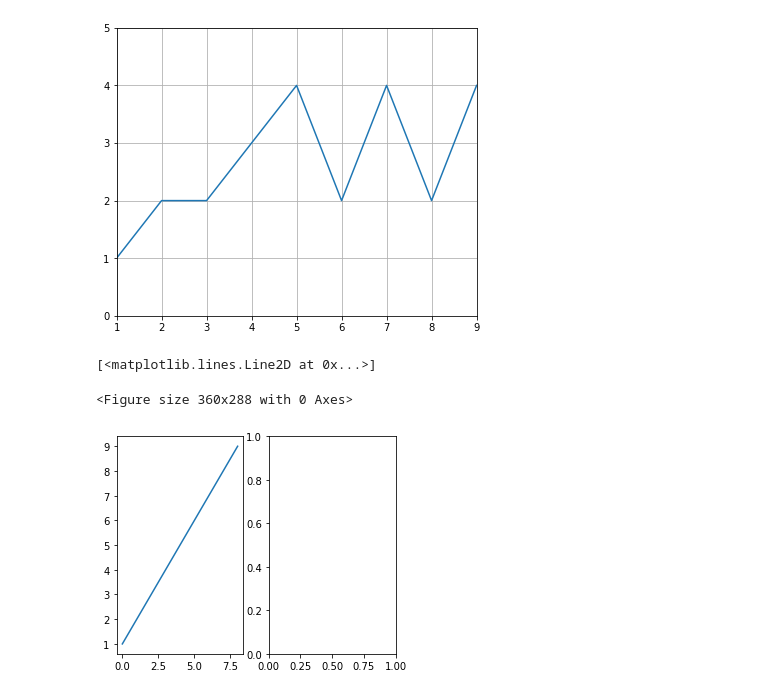
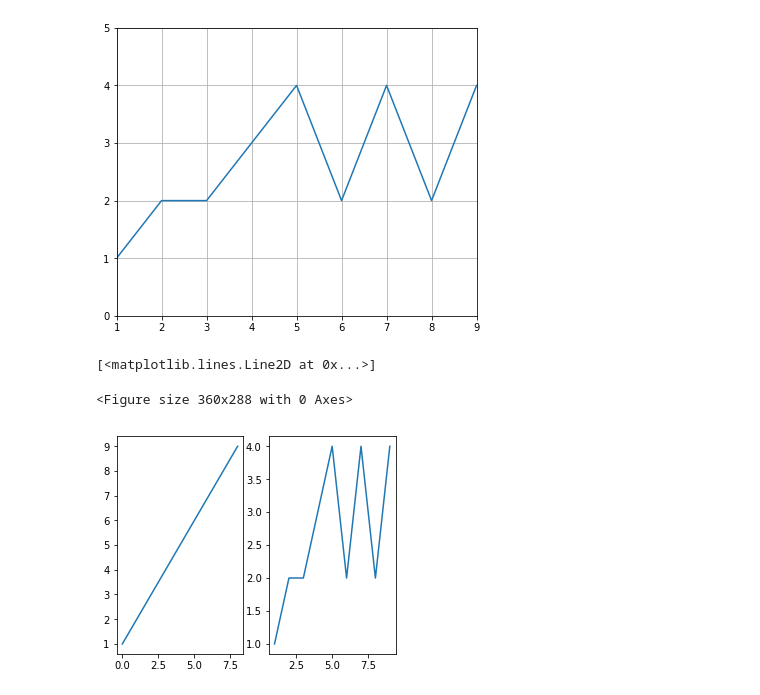
Before and after one commit to code-live/ML-learning, a Jupyter notebook: custom_obj_chart.ipynb, the cells around one changed output. Cells and saved outputs as stored; diff of their text form; code cells hidden in the pictures.

Commit message:
format plot lesson

```diff
--- a/custom_obj_chart.ipynb
+++ b/custom_obj_chart.ipynb
@@ -48,9 +48,9 @@ ax.plot(x, y)
 # %%
 fig = plt.figure();
 fig, (ax1, ax2) = plt.subplots(1,2)
 ax1.plot(x)
-ax2.plot(y)
+ax2.plot(x,y)
 # %% [output]
 [<matplotlib.lines.Line2D at 0x...>]
 <Figure size 360x288 with 0 Axes>
-[figure, old version]
+[figure, new version]
```
Also changed, not shown: 1 other file.
